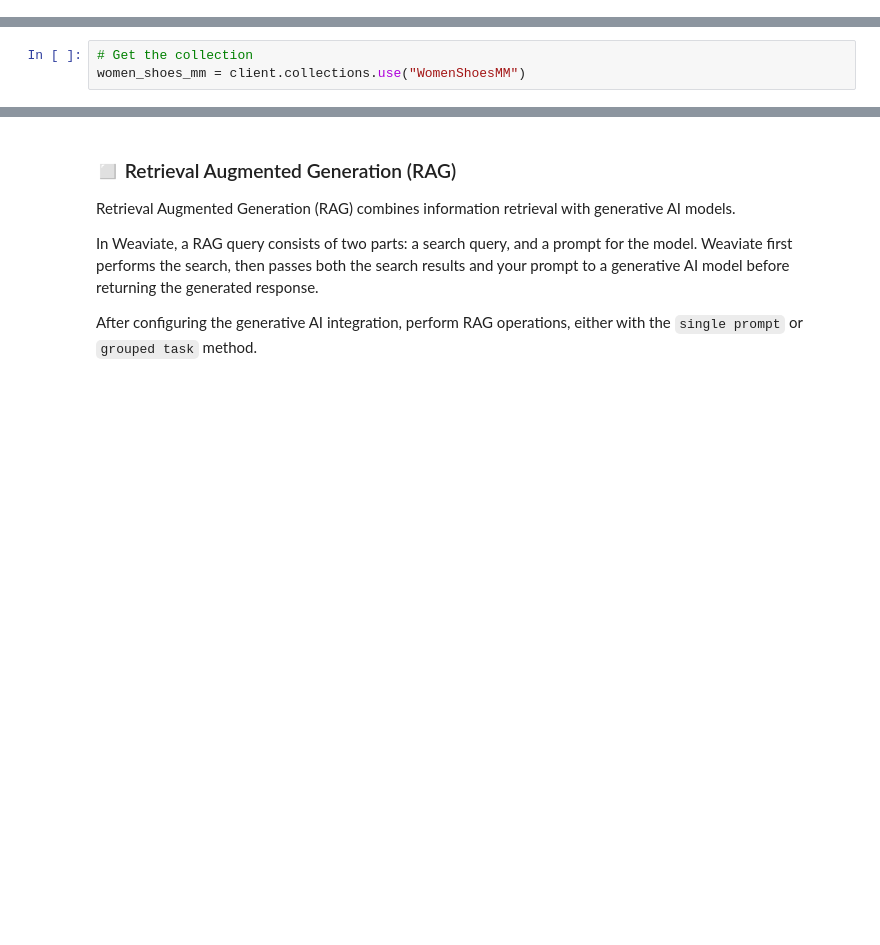
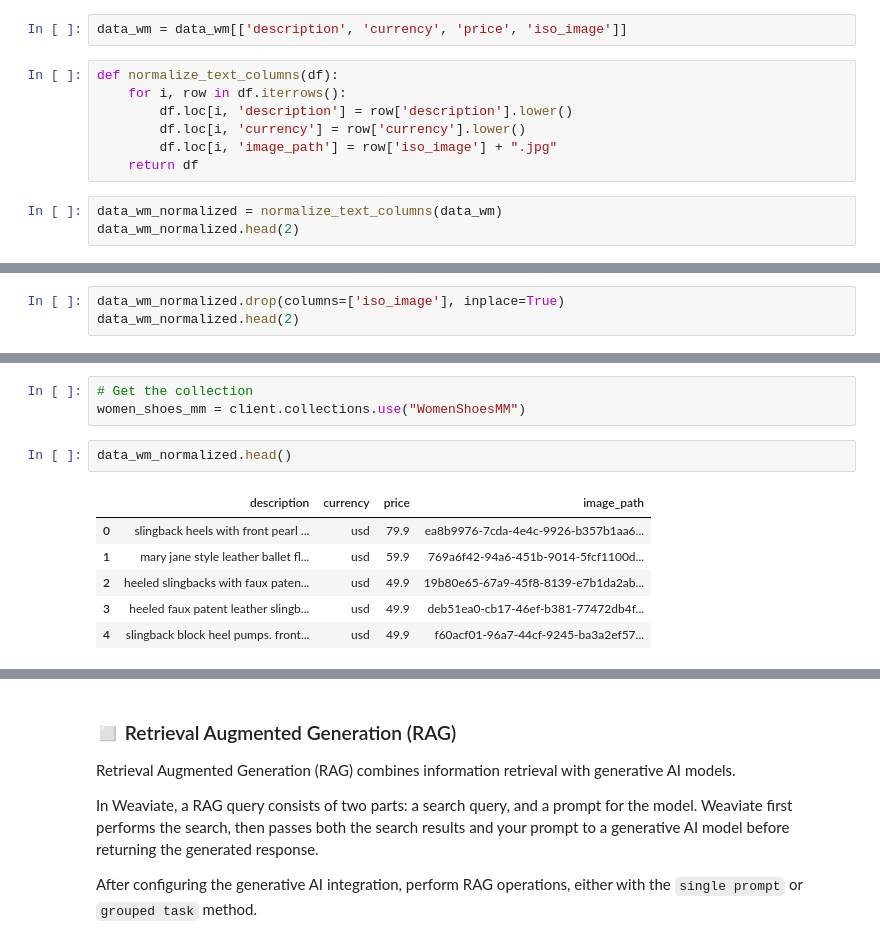
Before and after one commit to estelacode/weaviate_lab, a Jupyter notebook: Weaviate_Multimodal_Search/building_multimodal_retrieval_augmented_generation.ipynb, the cells around one changed output, grey strips where cells are left out. Saved outputs shown, nothing was run; the diff lists cells and outputs as text; blank space fills up the shorter version.

```diff
--- a/Weaviate_Multimodal_Search/building_multimodal_retrieval_augmented_generation.ipynb
+++ b/Weaviate_Multimodal_Search/building_multimodal_retrieval_augmented_generation.ipynb
@@ -88,0 +32,12 @@ women_df.head(2)
+# %%
+data_wm = data_wm[['description', 'currency', 'price', 'iso_image']]
+# %%
+def normalize_text_columns(df):
+    for i, row in df.iterrows():
+        df.loc[i, 'description'] = row['description'].lower()
+        df.loc[i, 'currency'] = row['currency'].lower()
+        df.loc[i, 'image_path'] = row['iso_image'] + ".jpg"
+    return df
+# %%
+data_wm_normalized = normalize_text_columns(data_wm)
+data_wm_normalized.head(2)
@@ -88,0 +48,3 @@ women_df.head(2)
+# %%
+data_wm_normalized.drop(columns=['iso_image'], inplace=True)
+data_wm_normalized.head(2)
@@ -89,6 +120,15 @@ women_df.head(2)
 # %%
 # Get the collection
 women_shoes_mm = client.collections.use("WomenShoesMM")
+# %%
+data_wm_normalized.head()
+# %% [output]
+|  | description | currency | price | image_path |
+| 0 | slingback heels with front pearl ... | usd | 79.9 | ea8b9976-7cda-4e4c-9926-b357b1aa6... |
+| 1 | mary jane style leather ballet fl... | usd | 59.9 | 769a6f42-94a6-451b-9014-5fcf1100d... |
+| 2 | heeled slingbacks with faux paten... | usd | 49.9 | 19b80e65-67a9-45f8-8139-e7b1da2ab... |
+| 3 | heeled faux patent leather slingb... | usd | 49.9 | deb51ea0-cb17-46ef-b381-77472db4f... |
+| 4 | slingback block heel pumps. front... | usd | 49.9 | f60acf01-96a7-44cf-9245-ba3a2ef57... |
 # %%
 # Enter context manager
 with women_shoes_mm.batch.fixed_size(50) as batch:
```
Also changed, not shown: parts of 37 cells of this notebook.
